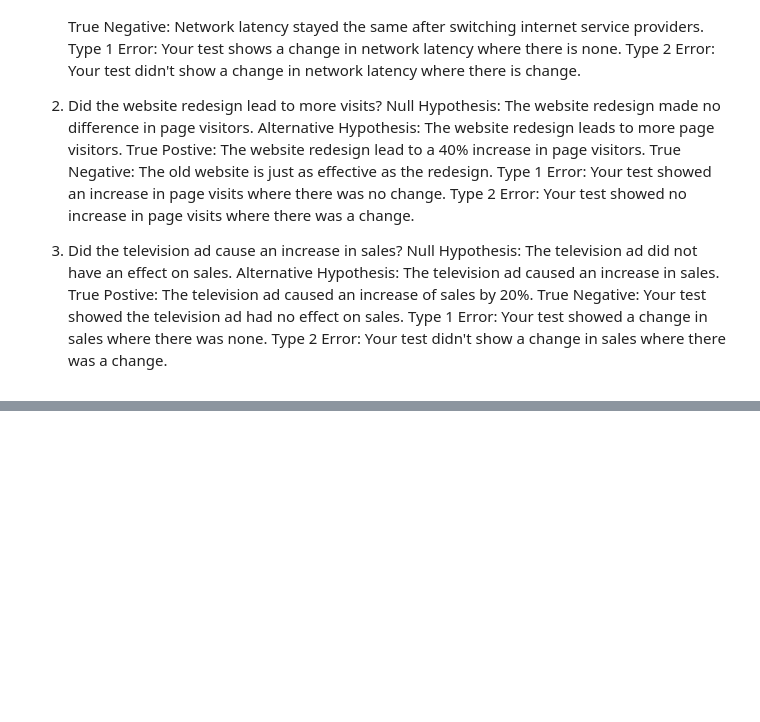
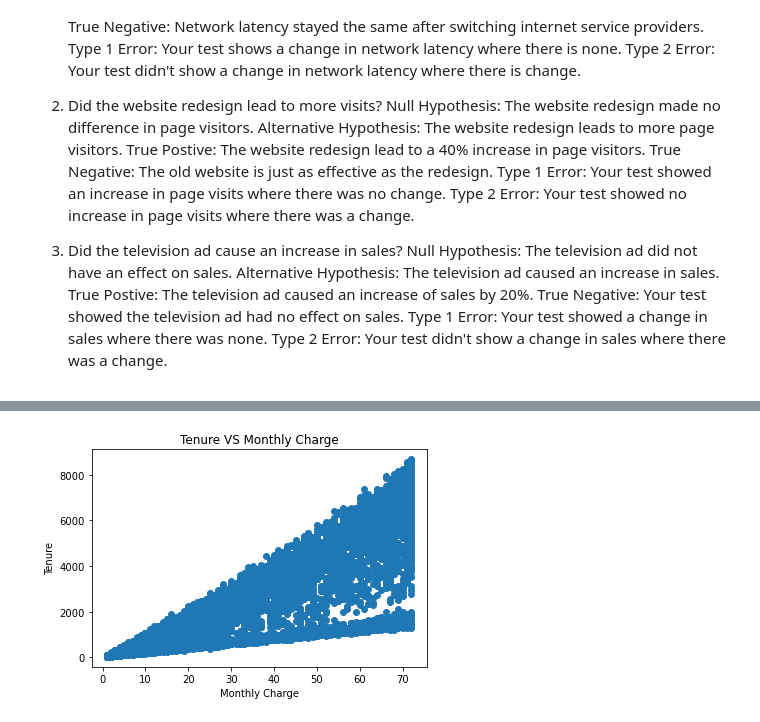
Before and after one commit to brentschriver/statistics-exercises, a Jupyter notebook: hypothesis_testing.ipynb, the cells around one changed output, grey strips where cells are left out. Drawn from its saved outputs; the diff is of its cells as text; code cells hidden in the pictures; blank space fills up the shorter version.

```diff
--- a/hypothesis_testing.ipynb
+++ b/hypothesis_testing.ipynb
@@ -30,0 +217,8 @@ Type 2 Error: Your test didn't show a change in sales where there was a change.
+# %%
+telco = telco[telco.TotalCharges != ' ']
+# %%
+telco['TotalCharges'] = telco['TotalCharges'].astype(float)
+# %%
+total_charges = telco.TotalCharges
+# %%
+tenure = telco.tenure
@@ -30,0 +234,8 @@ Type 2 Error: Your test didn't show a change in sales where there was a change.
+# %%
+plt.scatter(tenure, total_charges)
+plt.title('Tenure VS Monthly Charge')
+plt.xlabel('Monthly Charge')
+plt.ylabel('Tenure')
+plt.show()
+# %% [output]
+[figure, added]
```
Also changed, not shown: parts of 68 cells of this notebook, 3 other files.
